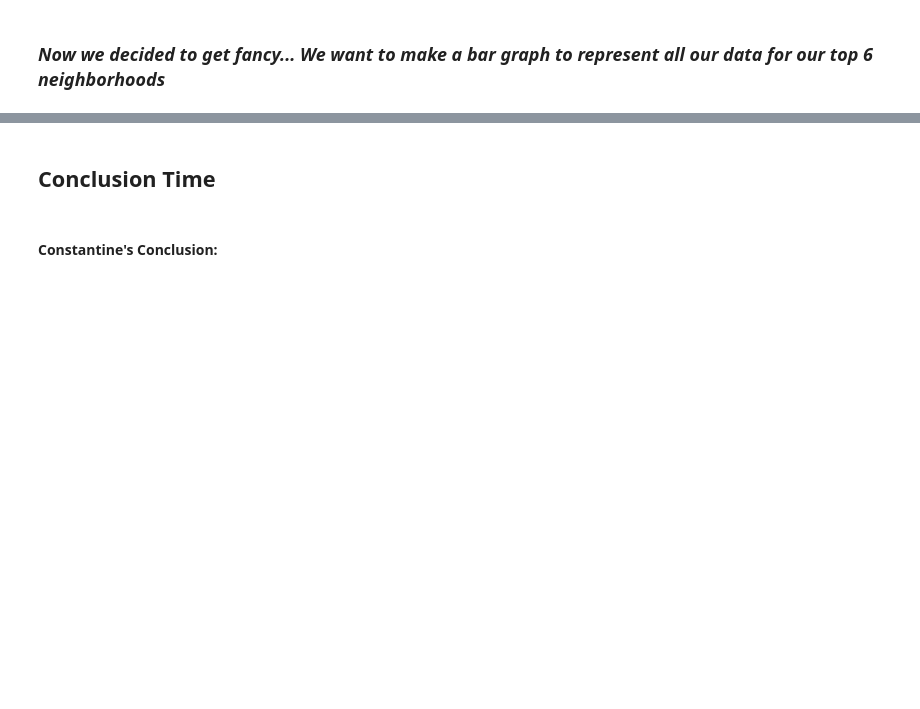
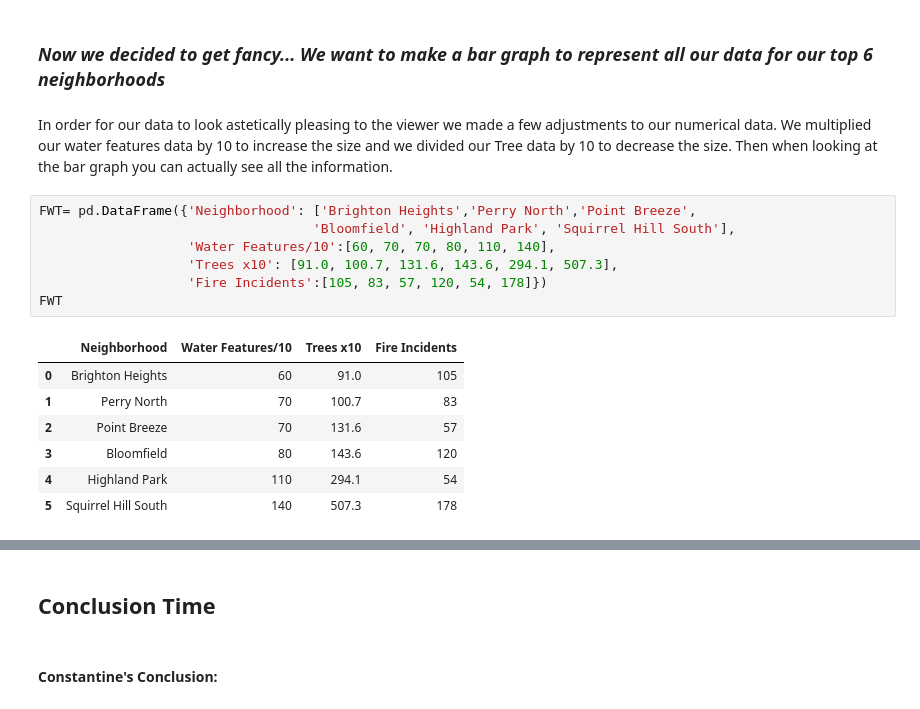
Before and after one commit to Garcia-Bela/FinalLabProject, a Jupyter notebook: TheProof.ipynb, the cells around one changed output, grey strips where cells are left out. Saved outputs shown, nothing was run; the diff lists cells and outputs as text; blank space fills up the shorter version.

```diff
--- a/TheProof.ipynb
+++ b/TheProof.ipynb
@@ -309,2 +308,20 @@ FWT
 # %% [markdown]
 ### ***Now we decided to get fancy... We want to make a bar graph to represent all our data for our top 6 neighborhoods***
+# %% [markdown]
+In order for our data to look astetically pleasing to the viewer we made a few adjustments to our numerical data.
+We multiplied our water features data by 10 to increase the size and we divided our Tree data by 10 to decrease the size. Then when looking at the bar graph you can actually see all the information.
+# %%
+FWT= pd.DataFrame({'Neighborhood': ['Brighton Heights','Perry North','Point Breeze',
+                                   'Bloomfield', 'Highland Park', 'Squirrel Hill South'],
+                   'Water Features/10':[60, 70, 70, 80, 110, 140],
+                   'Trees x10': [91.0, 100.7, 131.6, 143.6, 294.1, 507.3],
+                   'Fire Incidents':[105, 83, 57, 120, 54, 178]})
+FWT
+# %% [output]
+|  | Neighborhood | Water Features/10 | Trees x10 | Fire Incidents |
+| 0 | Brighton Heights | 60 | 91.0 | 105 |
+| 1 | Perry North | 70 | 100.7 | 83 |
+| 2 | Point Breeze | 70 | 131.6 | 57 |
+| 3 | Bloomfield | 80 | 143.6 | 120 |
+| 4 | Highland Park | 110 | 294.1 | 54 |
+| 5 | Squirrel Hill South | 140 | 507.3 | 178 |
```
Also changed, not shown: parts of 5 cells of this notebook.
